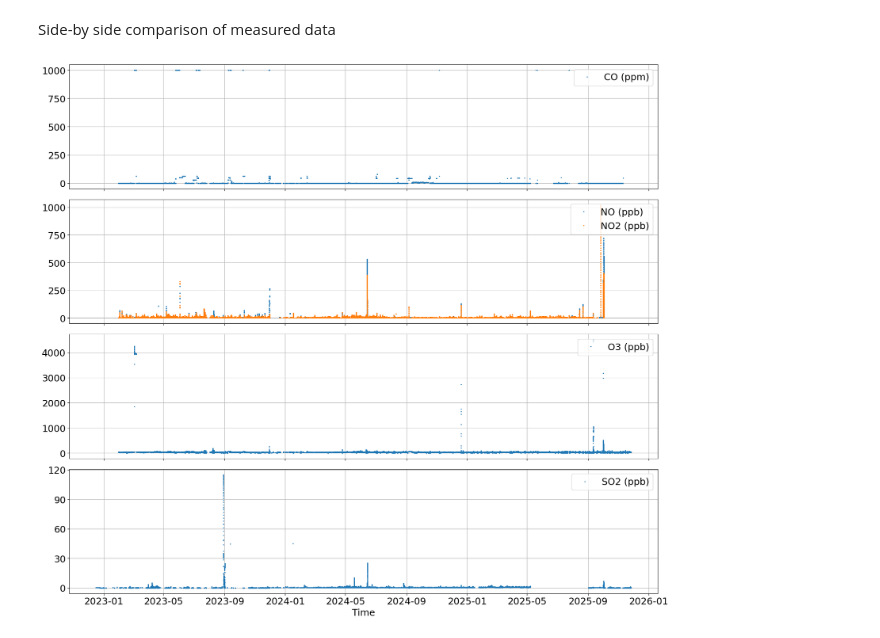
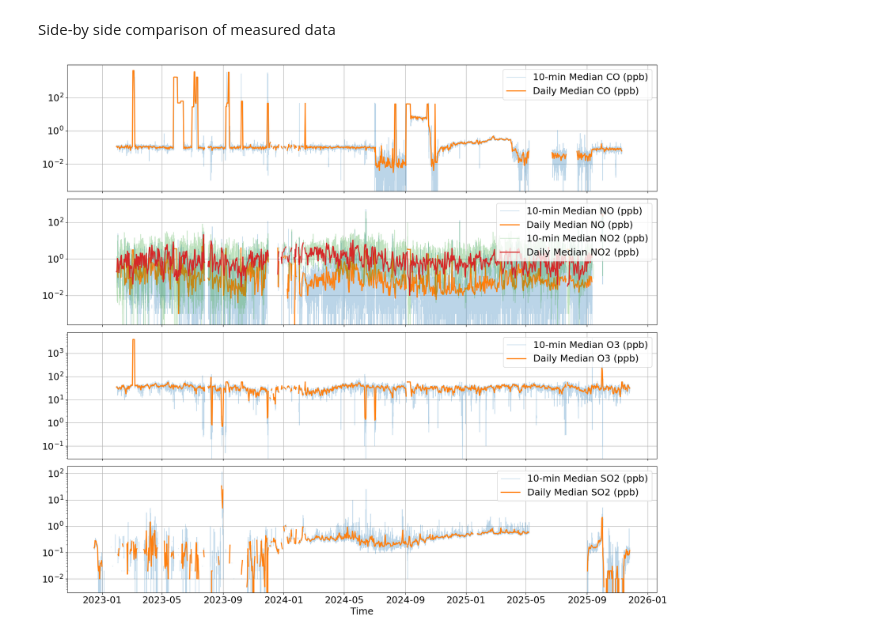
Before and after one commit to drohal3/ATMDP-003_marine, a Jupyter notebook: notebooks/trace_gasses_explore.ipynb, the cells around one changed output. Drawn from its saved outputs; the diff is of its cells as text; code cells hidden in the pictures.

```diff
--- a/notebooks/trace_gasses_explore.ipynb
+++ b/notebooks/trace_gasses_explore.ipynb
@@ -91,7 +91,7 @@ import pandas as pd
 import numpy as np
 from pathlib import Path
 import matplotlib.pyplot as plt
-from matplotlib.ticker import MaxNLocator
+from matplotlib.ticker import LogLocator
 
 
 DATA_BASE_PATH = "../local/Tvarminne/Trace_gases"
@@ -100,7 +100,7 @@ DATA_MAP = {
     "CO": {
         "columns" : ["CO"],
         "n": [1],
-        "units": ["ppm"],
+        "units": ["ppb"],
     },
     "NO": {
         "columns" : ["NO", "NO2"],
@@ -203,6 +203,9 @@ dfs = {}
 for file in DATA_MAP.keys():
     df = pd.read_parquet(f"{PREPROCESSED_DATA_PATH}/{file}.parquet", engine="pyarrow")
     dfs[file] = df
+
+dfs_daily = {key: df.resample("D").median() for key, df in dfs.items()}
+dfs_10min = {key: df.resample("10min").median() for key, df in dfs.items()}
 # %% [markdown]
 Side-by side comparison of measured data
 # %%
@@ -211,33 +214,44 @@ fig, axes = plt.subplots(
     1,
     figsize=(17, 15),
     sharex=True,
 )
 
 # fig.suptitle("Trace gasses")
 
 ax_n = 0
 for file, detail in DATA_MAP.items():
     ax = axes[ax_n]
     ax_n += 1
 
     df = dfs[file]
+    df_daily = dfs_daily[file]
+    df_10min = dfs_10min[file]
 
     col_unit = zip(detail["columns"], detail["units"])
 
     for col, unit in col_unit:
         values = df[col]
         limit_max = MEASURE_LIMITS_MAX.get(col, None)
         if limit_max is not None:
             values = values.clip(upper=limit_max)
-        ax.plot(df.index, values, label=f"{col} ({unit})", marker='o', markersize=1, linestyle='None')
+        # ax.plot(df.index, values, label=f"{col} ({unit})", marker='o', markersize=2, linestyle='None', alpha=0.1)
+        ax.plot(df_10min.index, df_10min[col],
+            marker='o', markersize=0,
+            linewidth=1, alpha=0.3,
+            label=f"10-min Median {col} ({unit})")
+        ax.plot(df_daily.index, df_daily[col],
+            marker='o', markersize=0,
+            linewidth=2,
+            label=f"Daily Median {col} ({unit})")
+    ax.set_yscale("log")
 
     ax.legend(loc="upper right", fontsize=18)
     ax.grid(True)
-    ax.yaxis.set_major_locator(MaxNLocator(nbins=5))
+    ax.yaxis.set_major_locator(LogLocator(numticks=5))
     ax.tick_params(axis='both', labelsize=18)
 
 plt.xlabel("Time", fontsize=18)
 plt.tight_layout()
 plt.show()
 # %% [output]
-[figure, old version]
+[figure, new version]
```
Also changed, not shown: 2 other files.
